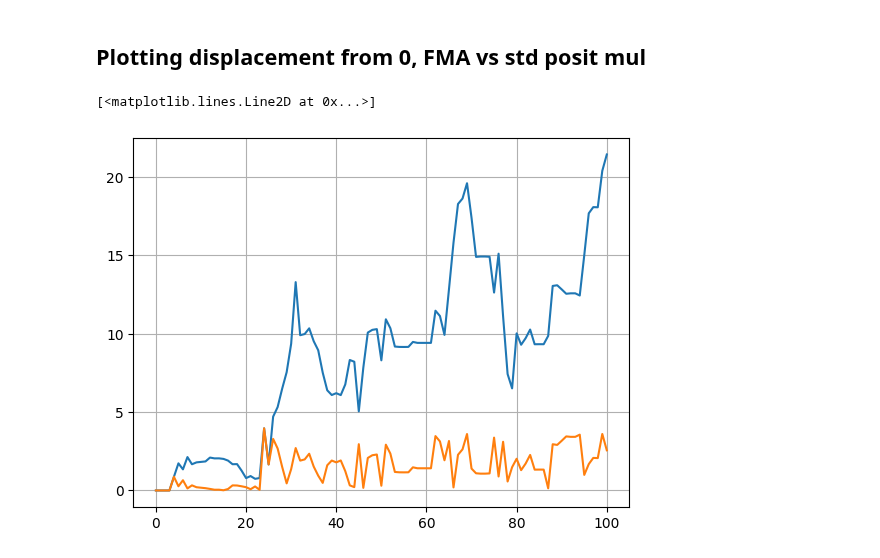
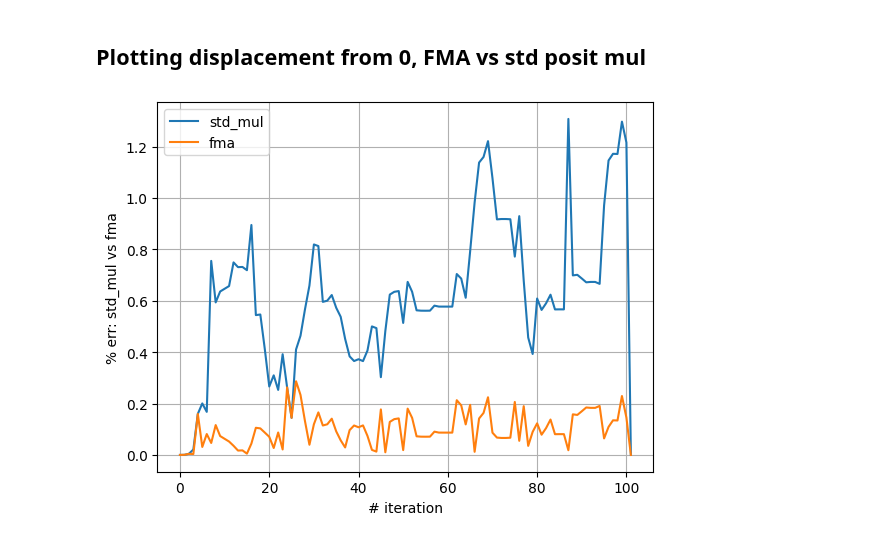
Before and after one commit to unipi-dii-compressedarith/ppu, a Jupyter notebook: scripts/validate_fma_fixedpoint.ipynb, the cells around one changed output. Saved outputs shown, nothing was run; the diff lists cells and outputs as text; code cells hidden in the pictures.

Commit message:
improved validate_fma_fixedpoint.{ipynb, py}

```diff
--- a/scripts/validate_fma_fixedpoint.ipynb
+++ b/scripts/validate_fma_fixedpoint.ipynb
@@ -41,0 +44,4 @@ print(logs)
+# %%
+# Fixed point params : Fx<M, B> := 1 sign bit, M int bits, B total bits    (B-M-1 fractional bits)
+M, B = ast.literal_eval(logs[0])
+M, B
@@ -46,7 +54,7 @@ diff_fma = [0] * len(logs)
 diff_normal_mul = [0] * len(logs)
 
 acc = 0
-for (i, item) in enumerate(logs):
+for (i, item) in enumerate(logs[1:]):
   results = re.findall(pattern, item)
   if len(results) == 1:
     p3 = hp.from_bits(int(results[0], 16), N, ES)
@@ -55,7 +63,8 @@ for (i, item) in enumerate(logs):
   else:
     p1 = hp.from_bits(int(results[0], 16), N, ES)
     p2 = hp.from_bits(int(results[1], 16), N, ES)
-    print(p1.eval(), p2.eval(), (p1*p2).eval())
+    print(f"i = {i}")
+    print(f"{p1.eval()} * {p2.eval()} = {(p1*p2).eval()}")
 
     fixed = fi.from_bits(int(results[2], 16), M, B)
     print(f"fixed={fixed}")
@@ -66,11 +75,10 @@ for (i, item) in enumerate(logs):
     print(f"po_std_mul = {po_std_mul}")
 
     acc += p1.eval() * p2.eval()
-    print(f"acc={acc}")
+    print(f"acc={acc}\n")
 
-    diff_normal_mul[i] = abs(po_std_mul.eval() - acc)
-    diff_fma[i] = abs(po_fma.eval() - acc)
+    diff_normal_mul[i] = 100*abs((po_std_mul.eval() - acc) / acc)
+    diff_fma[i] = 100*abs((po_fma.eval() - acc) / acc)
 
-    print()
-    assert acc == fixed.eval(), f"acc = {acc}, fixed = {fixed.eval()}"
+    assert acc == fixed.eval(), f"iter = {i} => acc = {acc}, fixed = {fixed.eval()}"
 # %% [output]
@@ -100,9 +108,12 @@ hp.from_double(acc, N, ES)
 # %%
 import matplotlib.pyplot as plt
 # %%
+plt.xlabel("# iteration")
+plt.ylabel("% err: std_mul vs fma")
+plt.plot(diff_normal_mul, label="std_mul")
+plt.plot(diff_fma, label="fma")
+plt.legend()
 plt.grid(True)
-plt.plot(diff_normal_mul)
-plt.plot(diff_fma)
+#plt.yscale('log')
 # %% [output]
-[<matplotlib.lines.Line2D at 0x...>]
-[figure, old version]
+[figure, new version]
```
Also changed, not shown: parts of 8 cells of this notebook, 3 other files.
